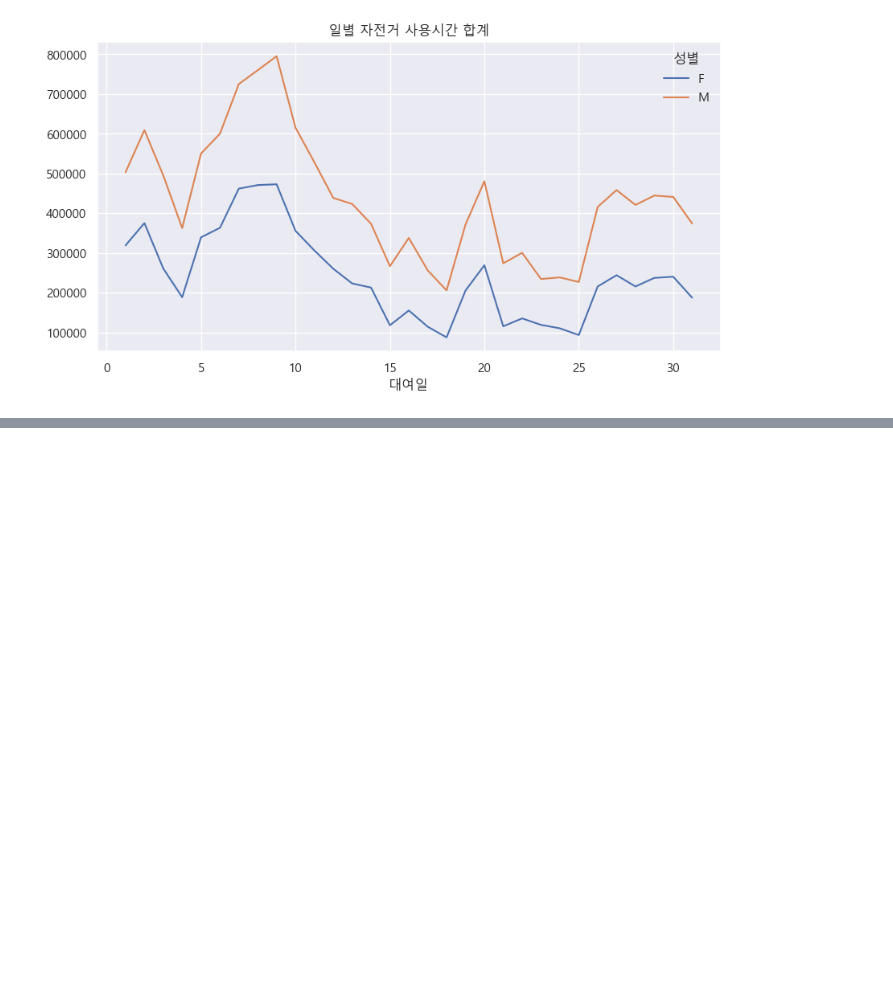
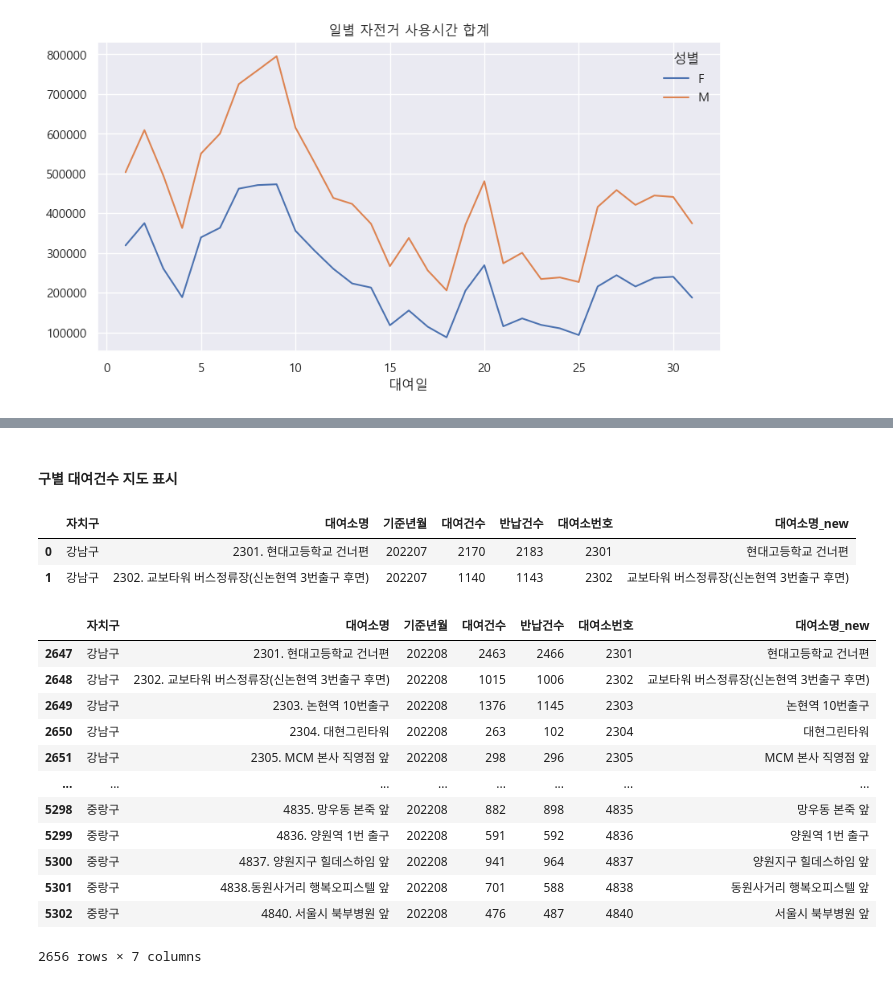
Before and after one commit to wotlanavercom/pythonsource, a Jupyter notebook: project/따릉이.ipynb, the cells around one changed output, grey strips where cells are left out. Cells and saved outputs as stored; diff of their text form; code cells hidden in the pictures; blank space fills up the shorter version.

```diff
--- a/project/따릉이.ipynb
+++ b/project/따릉이.ipynb
@@ -411,0 +461,27 @@ bike_fm.plot(title="일별 자전거 사용시간 합계");
+# %% [markdown]
+#### 구별 대여건수 지도 표시
+# %%
+bike2.head(2)
+# %% [output]
+|  | 자치구 | 대여소명 | 기준년월 | 대여건수 | 반납건수 | 대여소번호 | 대여소명_new |
+| 0 | 강남구 | 2301. 현대고등학교 건너편 | 202207 | 2170 | 2183 | 2301 | 현대고등학교 건너편 |
+| 1 | 강남구 | 2302. 교보타워 버스정류장(신논현역 3번출구 후면) | 202207 | 1140 | 1143 | 2302 | 교보타워 버스정류장(신논현역 3번출구 후면) |
+# %%
+# 기준년월 202208 인 데이터 추출
+
+bike2_8 = bike2[bike2["기준년월"] == 202208]
+bike2_8
+# %% [output]
+|  | 자치구 | 대여소명 | 기준년월 | 대여건수 | 반납건수 | 대여소번호 | 대여소명_new |
+| 2647 | 강남구 | 2301. 현대고등학교 건너편 | 202208 | 2463 | 2466 | 2301 | 현대고등학교 건너편 |
+| 2648 | 강남구 | 2302. 교보타워 버스정류장(신논현역 3번출구 후면) | 202208 | 1015 | 1006 | 2302 | 교보타워 버스정류장(신논현역 3번출구 후면) |
+| 2649 | 강남구 | 2303. 논현역 10번출구 | 202208 | 1376 | 1145 | 2303 | 논현역 10번출구 |
+| 2650 | 강남구 | 2304. 대현그린타워 | 202208 | 263 | 102 | 2304 | 대현그린타워 |
+| 2651 | 강남구 | 2305. MCM 본사 직영점 앞 | 202208 | 298 | 296 | 2305 | MCM 본사 직영점 앞 |
+| ... | ... | ... | ... | ... | ... | ... | ... |
+| 5298 | 중랑구 | 4835. 망우동 본죽 앞 | 202208 | 882 | 898 | 4835 | 망우동 본죽 앞 |
+| 5299 | 중랑구 | 4836. 양원역 1번 출구 | 202208 | 591 | 592 | 4836 | 양원역 1번 출구 |
+| 5300 | 중랑구 | 4837. 양원지구 힐데스하임 앞 | 202208 | 941 | 964 | 4837 | 양원지구 힐데스하임 앞 |
+| 5301 | 중랑구 | 4838.동원사거리 행복오피스텔 앞 | 202208 | 701 | 588 | 4838 | 동원사거리 행복오피스텔 앞 |
+| 5302 | 중랑구 | 4840. 서울시 북부병원 앞 | 202208 | 476 | 487 | 4840 | 서울시 북부병원 앞 |
+2656 rows × 7 columns
```
Also changed, not shown: parts of 9 cells of this notebook, 3 other files.
